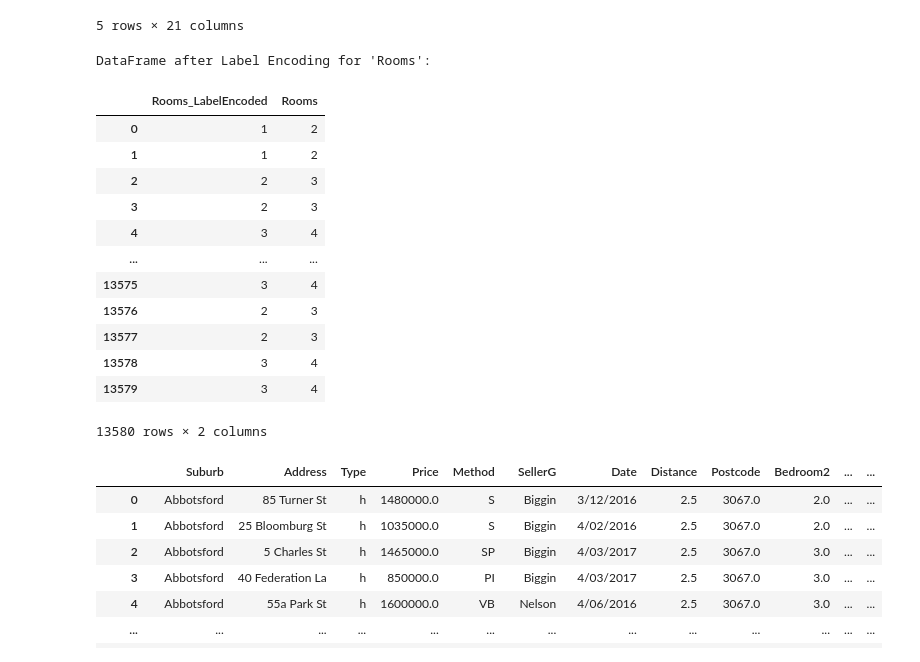
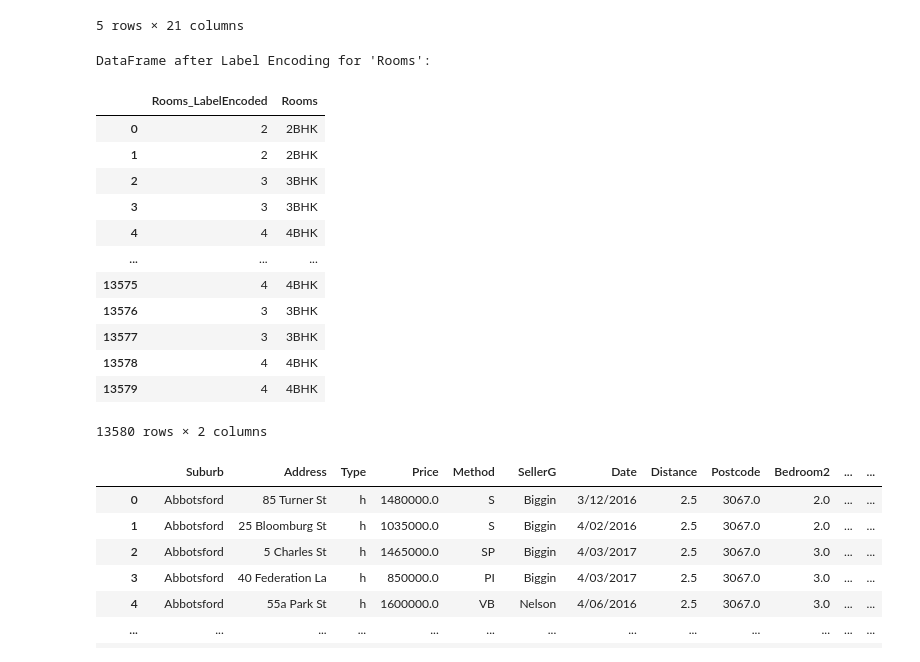
Before and after one commit to manish0222/TE_SEM_6, a Jupyter notebook: ds_lab/ASGN1/Mock_trail.ipynb, the cells around one changed output. Cells and saved outputs as stored; diff of their text form; code cells hidden in the pictures.

```diff
--- a/ds_lab/ASGN1/Mock_trail.ipynb
+++ b/ds_lab/ASGN1/Mock_trail.ipynb
@@ -141,7 +141,7 @@ dtype: object
 # null_columns = df.columns[df.isnull().any()].tolist()
 numeric_col = df.select_dtypes(include=np.number).columns.tolist()
 cols_to_fill=['Car','Landsize','BuildingArea','YearBuilt','CouncilArea']
-df[cols_to_fill]=df[cols_to_fill].fillna(df[cols_to_fill].mean())
+# df[cols_to_fill]=df[cols_to_fill].fillna(df[cols_to_fill].mean())
 df=df.bfill()
 df=df.ffill()
 df.isna().sum()
@@ -188,28 +188,28 @@ Original DataFrame:
 5 rows × 21 columns
 # %%
 # 1. Label Encoding for 'Rooms'
-#df['Rooms'].replace([1,2,3,4,5,6,7,8,10],
-#                     ['1BHK','2BHK','3BHK','4BHK','5BHK','6BHK','7BHK','8BHK','10BHK'],inplace=True)
+df['Rooms'].replace([1,2,3,4,5,6,7,8,10],
+                    ['1BHK','2BHK','3BHK','4BHK','5BHK','6BHK','7BHK','8BHK','10BHK'],inplace=True)
 label_encoder = LabelEncoder()
 df['Rooms_LabelEncoded'] = label_encoder.fit_transform(df['Rooms'])
 new_arr=['Rooms_LabelEncoded','Rooms']
 # Display the DataFrame after Label Encoding for 'Rooms'
 print("\nDataFrame after Label Encoding for 'Rooms':")
 df[new_arr]
 # %% [output]
 DataFrame after Label Encoding for 'Rooms':
 |  | Rooms_LabelEncoded | Rooms |
-| 0 | 1 | 2 |
-| 1 | 1 | 2 |
-| 2 | 2 | 3 |
-| 3 | 2 | 3 |
-| 4 | 3 | 4 |
+| 0 | 2 | 2BHK |
+| 1 | 2 | 2BHK |
+| 2 | 3 | 3BHK |
+| 3 | 3 | 3BHK |
+| 4 | 4 | 4BHK |
 | ... | ... | ... |
-| 13575 | 3 | 4 |
-| 13576 | 2 | 3 |
-| 13577 | 2 | 3 |
-| 13578 | 3 | 4 |
-| 13579 | 3 | 4 |
+| 13575 | 4 | 4BHK |
+| 13576 | 3 | 3BHK |
+| 13577 | 3 | 3BHK |
+| 13578 | 4 | 4BHK |
+| 13579 | 4 | 4BHK |
 13580 rows × 2 columns
 # %%
 #2 one hot encoding
```
Also changed, not shown: parts of 4 cells of this notebook, 18 other files.
